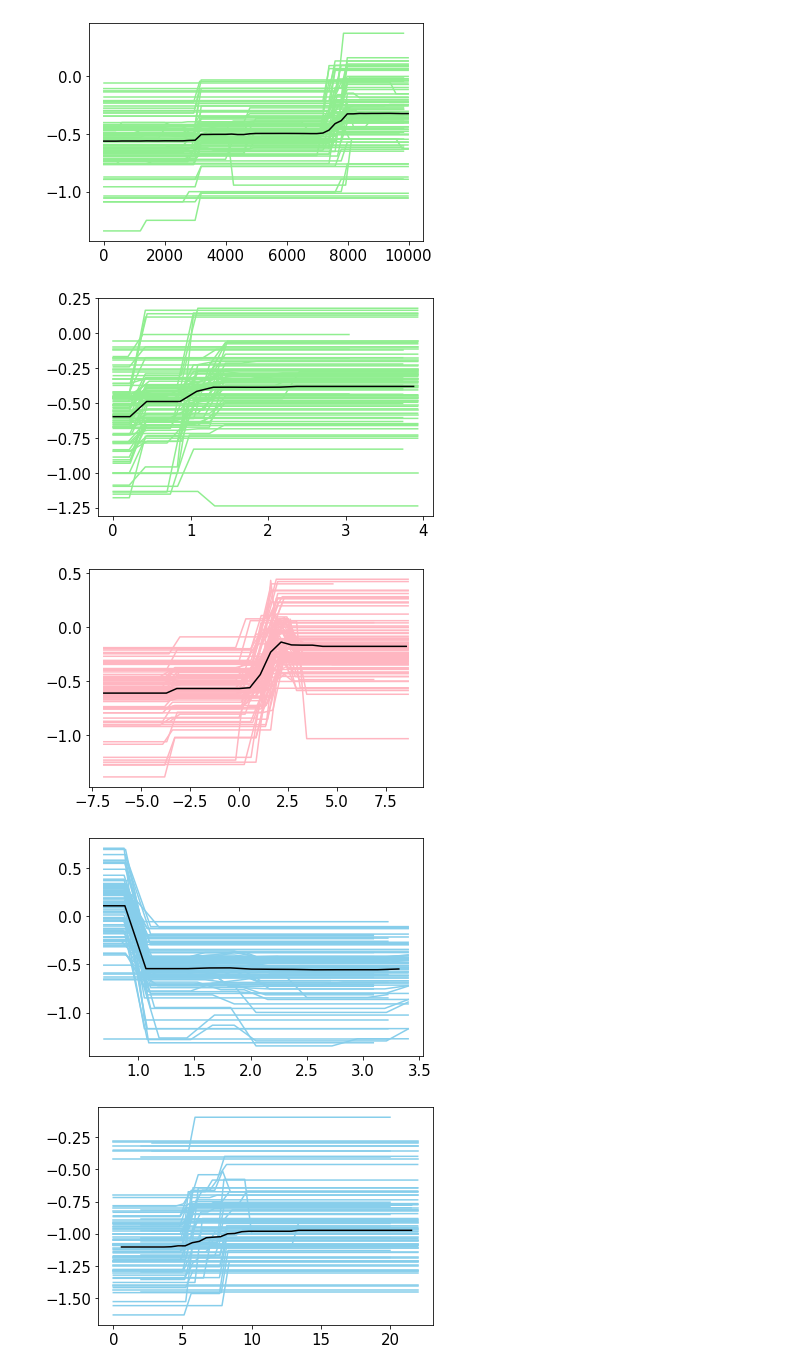
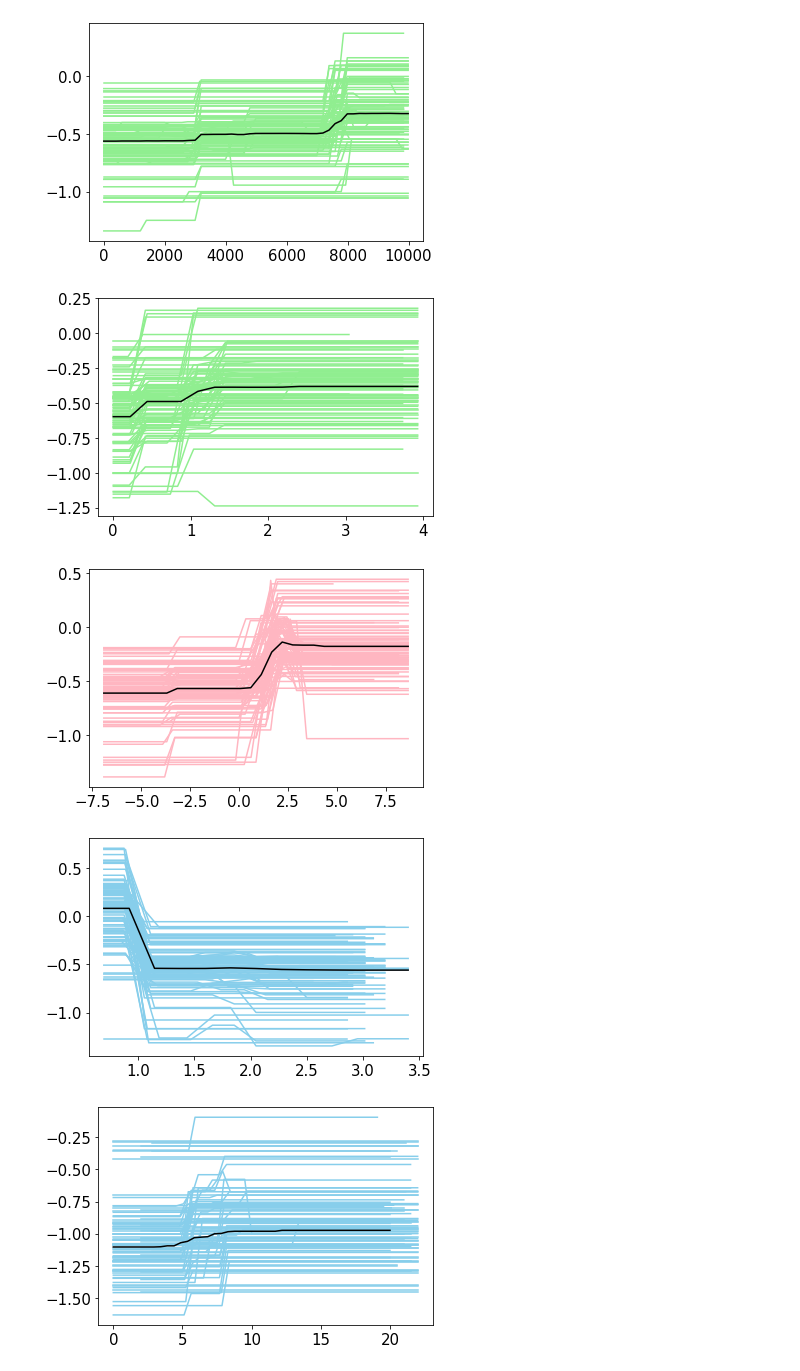
Before and after one commit to mudkins/ACL-vector-data-analysis, a Jupyter notebook: secondary analysis proven and potential.ipynb, the cells around one changed output. Saved outputs shown, nothing was run; the diff lists cells and outputs as text; code cells hidden in the pictures.

```diff
--- a/secondary analysis proven and potential.ipynb
+++ b/secondary analysis proven and potential.ipynb
@@ -846,21 +846,24 @@ semidomestic = pd.read_csv('secondary model/partial dependence data/semidomestic
 maxshape_spear = pd.read_csv('secondary model/partial dependence data/maxshape_spear.csv')
 
 #continuous variables - rows are not the same length, so we add a names parameter
-citations = pd.read_csv('secondary model/partial dependence data/citations.csv',names=list(range(33)))
+citations = pd.read_csv('secondary model/partial dependence data/citations.csv',names=list(range(26)))
 crops_cover = pd.read_csv('secondary model/partial dependence data/crops_cover.csv',
                           names=list(range(pd.read_csv('secondary model/partial dependence data/crops_cover.csv').shape[1])))
-ecoregion = pd.read_csv('secondary model/partial dependence data/ecoregion.csv', names=list(range(21)))
+ecoregion = pd.read_csv('secondary model/partial dependence data/ecoregion.csv', names=list(range(16)))
+
 grass_cover = pd.read_csv('secondary model/partial dependence data/grass_cover.csv',
                        names=list(range(pd.read_csv('secondary model/partial dependence data/grass_cover.csv').shape[1])))
 ghm = pd.read_csv('secondary model/partial dependence data/ghm.csv',
                   names=list(range(pd.read_csv('secondary model/partial dependence data/ghm.csv').shape[1])))
 flii = pd.read_csv('secondary model/partial dependence data/flii.csv',
                    names=list(range(pd.read_csv('secondary model/partial dependence data/flii.csv').shape[1])))
-lateral = pd.read_csv('secondary model/partial dependence data/lateral.csv', names=list(range(47)))
-no_cib = pd.read_csv('secondary model/partial dependence data/no.cib.teeth.csv',names=list(range(16)))
+
+lateral = pd.read_csv('secondary model/partial dependence data/lateral.csv', names=list(range(35)))
+no_cib = pd.read_csv('secondary model/partial dependence data/no.cib.teeth.csv',names=list(range(11)))
 temp = pd.read_csv('secondary model/partial dependence data/temp.csv',
                    names=list(range(pd.read_csv('secondary model/partial dependence data/temp.csv').shape[1])))
-A3_wingl = pd.read_csv('secondary model/partial dependence data/A3_wingl.csv', names=list(range(18)))
+
+A3_wingl = pd.read_csv('secondary model/partial dependence data/A3_wingl.csv', names=list(range(12)))
 # %%
 #binary variables
 binary_df = [semidomestic, maxshape_spear, Pintomyia, mh_ada, Bichromomyia, domestic]
@@ -974,41 +977,48 @@ b = 'lightgreen'
 
 colors_list = [b, c, m, m, m]
 
+
 for d in range(len(variable_dfs_2)):
     fig = plt.figure()
     ax = plt.subplot(111)
 
-    data = variable_dfs_2[d]
+    data = variable_dfs_2[d].reset_index(drop=False)
+    data.columns = range(data.columns.size)
     color = colors_list[d]
 
     for x in range(100):
         x_axis = data.loc[x*2].dropna()[1:]
         y_axis = data.loc[x*2+1].dropna()[1:]
         modelx_plot = plt.plot(x_axis,y_axis, color = color)
 
-    #get average line
     length_list = []
     for x in range(100):
         length = len(data.loc[x*2].dropna()[1:])
         length_list.append(length)
     median_length = round(np.median(length_list))
 
     median_df = pd.DataFrame()
     for x in range(100):
         if len(data.loc[x*2].dropna()[1:])==median_length:
             median_df = median_df.append(data.loc[x*2].dropna())
             median_df = median_df.append(data.loc[x*2 + 1].dropna())
+
     median_df = median_df.reset_index(drop=True)
-    mean_df = median_df.groupby([0]).mean()
-    x_avg = mean_df.iloc[0]
-    y_avg = mean_df.iloc[1]
-    plt.plot(x_avg, y_avg, color = 'black')
+    median_df = median_df.iloc[:, 1:]
+    x_ax = median_df.iloc[0]
+    mean_df = pd.DataFrame()
+    for i in range(len(median_df)//2):
+        mean_df = mean_df.append(median_df.iloc[2*i + 1],ignore_index=True)
+
+    y_avg = mean_df.mean(axis=0)
+
+    plt.plot(x_ax, y_avg, color = 'black')
 
 
     ax.tick_params(axis='both', which='major', labelsize=15)
     plt.rcParams["figure.figsize"] = (6,4)
 # %% [output]
 [figure]
 [figure]
-[figure, old version]
+[figure, new version]
-[figure, old version]
+[figure, new version]
```
Also changed, not shown: parts of 2 cells of this notebook, 1 other file.
